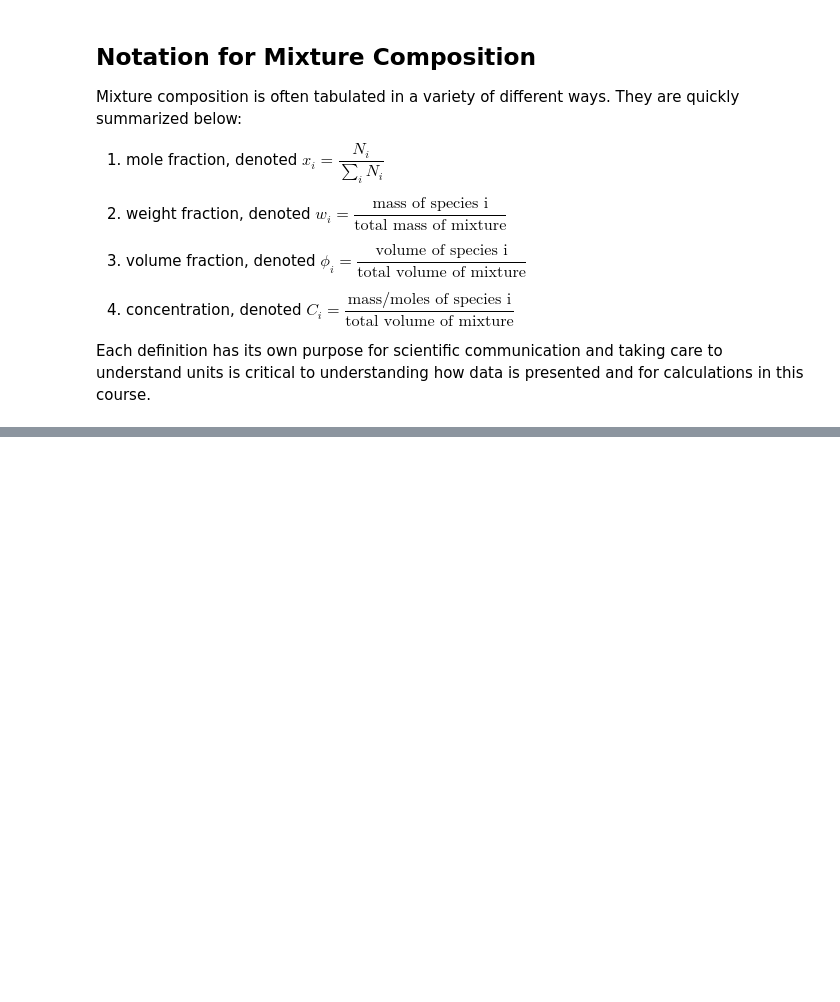
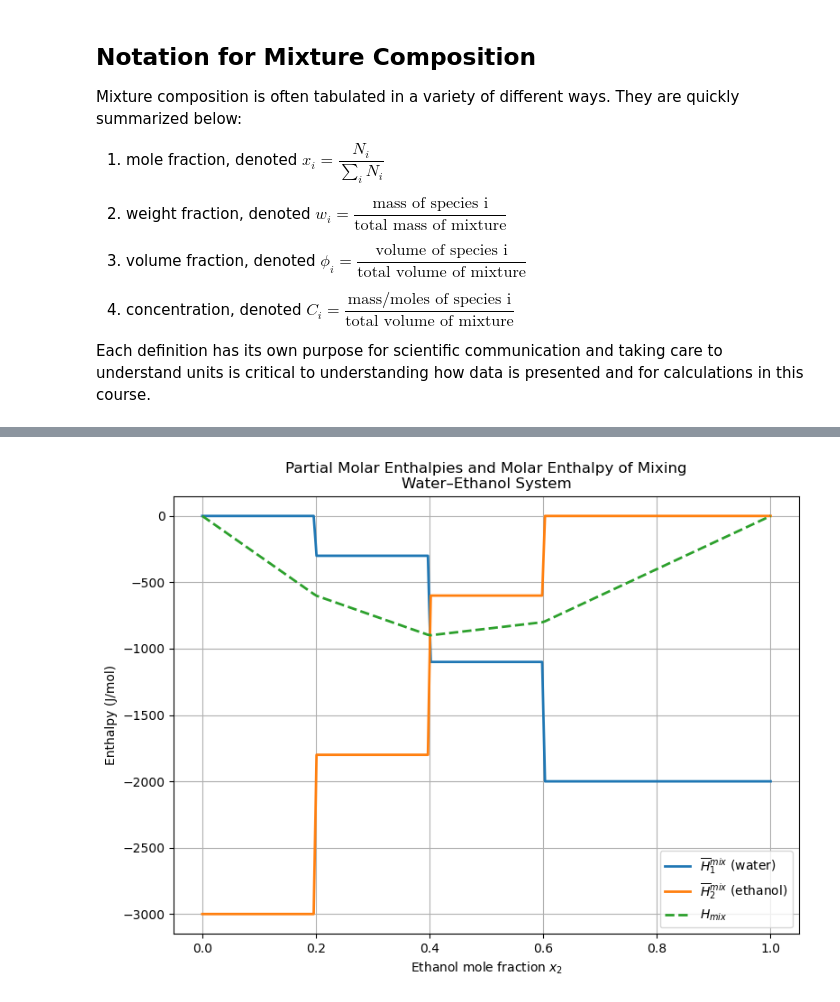
Before and after one commit to richardslaboratory/ChBE211_OER, a Jupyter notebook: _sources/Ch5/1.Introduction-to-Mixtures.ipynb, the cells around one changed output, grey strips where cells are left out. Drawn from its saved outputs; the diff is of its cells as text; code cells hidden in the pictures; blank space fills up the shorter version.

```diff
--- a/_sources/Ch5/1.Introduction-to-Mixtures.ipynb
+++ b/_sources/Ch5/1.Introduction-to-Mixtures.ipynb
@@ -200,0 +444,81 @@ $\quad \bar{U}_2(T,P,x_2)-\underline{U}_2(T,P)=a_0x_1^2$
+# %%
+import numpy as np
+import pandas as pd
+from scipy.interpolate import interp1d
+import matplotlib.pyplot as plt
+
+# ------------------------------------------------------------
+# 1. Tabulated data: ethanol mole fraction vs molar enthalpy of mixing (J/mol)
+# ------------------------------------------------------------
+data = pd.DataFrame({
+    "x2": np.array([0.0, 0.2, 0.4, 0.6, 0.8, 1.0]),
+    "Hmix": np.array([0, -600, -900, -800, -400, 0])  # J/mol of mixture
+})
+
+# Interpolator for Hmix(x2)
+Hmix_interp = interp1d(data["x2"], data["Hmix"], kind="linear", fill_value="extrapolate")
+
+# ------------------------------------------------------------
+# 2. Finite-difference derivative dH/dx2
+# ------------------------------------------------------------
+def dHdx(x2, data):
+    x = data["x2"].values
+    H = data["Hmix"].values
+
+    # If x2 is exactly in the table, use central difference
+    if x2 in x:
+        idx = np.where(x == x2)[0][0]
+        if 0 < idx < len(x) - 1:
+            return (H[idx + 1] - H[idx - 1]) / (x[idx + 1] - x[idx - 1])
+
+    # Otherwise use small-step numerical derivative
+    h = 1e-4
+    return (Hmix_interp(x2 + h) - Hmix_interp(x2 - h)) / (2 * h)
+
+# ------------------------------------------------------------
+# 3. Partial molar enthalpies
+# ------------------------------------------------------------
+def partial_molar_enthalpies(x2):
+    x1 = 1 - x2
+    Hm = float(Hmix_interp(x2))
+    dH = dHdx(x2, data)
+    Hbar1 = Hm - x2 * dH
+    Hbar2 = Hm + x1 * dH
+    return Hbar1, Hbar2
+
+# ------------------------------------------------------------
+# 4. Sweep compositions and compute partial molar properties
+# ------------------------------------------------------------
+x2_grid = np.linspace(0, 1, 200)
+Hbar1_grid = []
+Hbar2_grid = []
+Hmix_grid = []
+
+for x2 in x2_grid:
+    Hbar1, Hbar2 = partial_molar_enthalpies(x2)
+    Hbar1_grid.append(Hbar1)
+    Hbar2_grid.append(Hbar2)
+    Hmix_grid.append(float(Hmix_interp(x2)))
+
+Hbar1_grid = np.array(Hbar1_grid)
+Hbar2_grid = np.array(Hbar2_grid)
+Hmix_grid = np.array(Hmix_grid)
+
+# ------------------------------------------------------------
+# 5. Plot partial molar enthalpies and molar enthalpy of mixing
+# ------------------------------------------------------------
+plt.figure(figsize=(8,6))
+
+plt.plot(x2_grid, Hbar1_grid, label=r'$\overline{H}_1^{mix}$ (water)', linewidth=2)
+plt.plot(x2_grid, Hbar2_grid, label=r'$\overline{H}_2^{mix}$ (ethanol)', linewidth=2)
+plt.plot(x2_grid, Hmix_grid, '--', label=r'$H_{mix}$', linewidth=2)
+
+plt.xlabel('Ethanol mole fraction $x_2$')
+plt.ylabel('Enthalpy (J/mol)')
+plt.title('Partial Molar Enthalpies and Molar Enthalpy of Mixing\nWater–Ethanol System')
+plt.legend()
+plt.grid(True)
+plt.tight_layout()
+plt.show()
+# %% [output]
+[figure, added]
```
Also changed, not shown: parts of 5 cells of this notebook, 39 other files.
